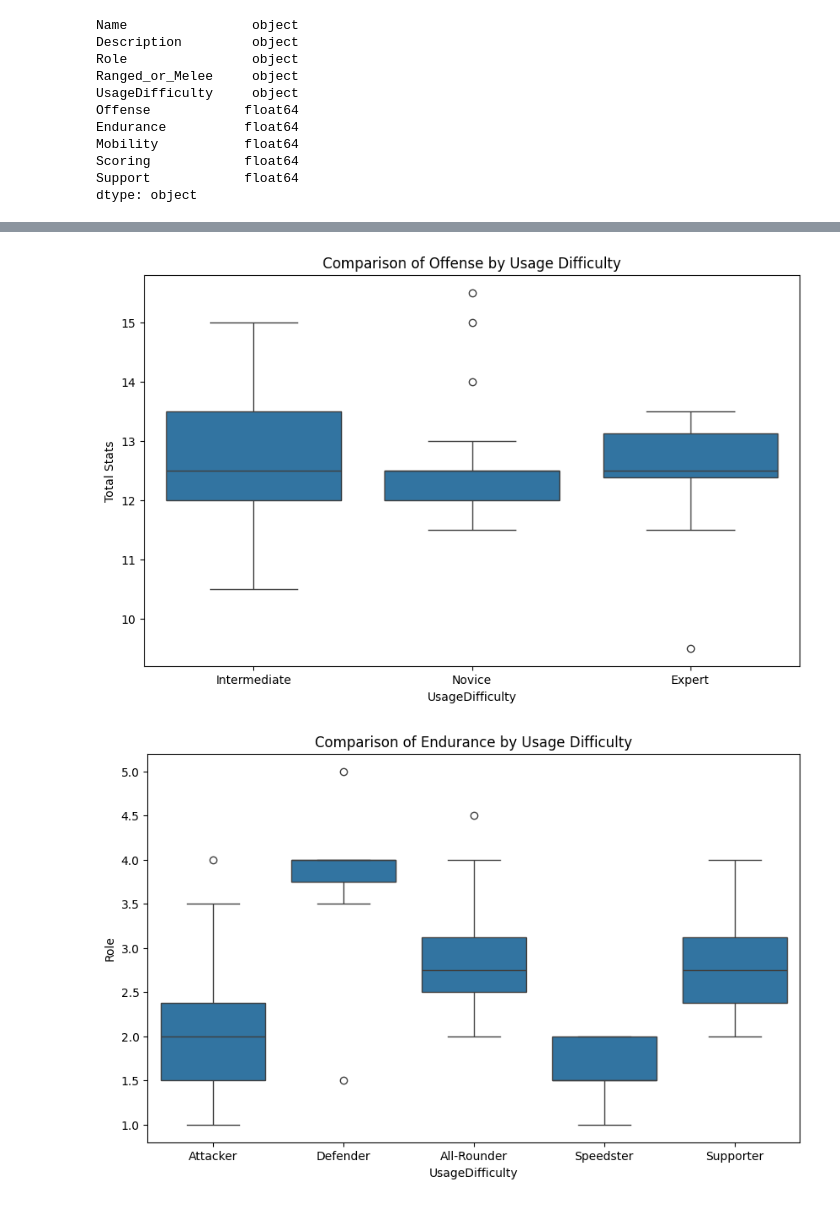
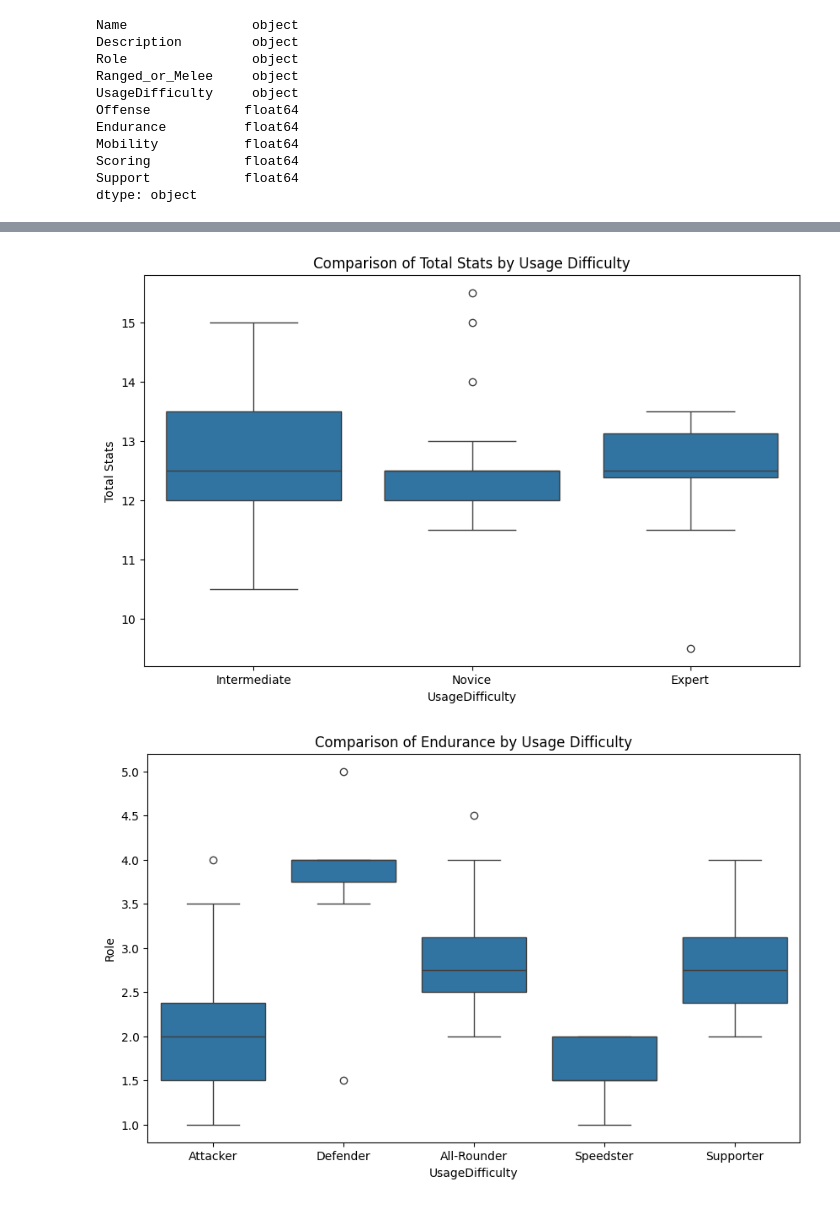
Before and after one commit to Rakanovan9/Exploratory-Data-Analysis-on-Pokemon-Unite-ID, a Jupyter notebook: EDA Pokemon Unite.ipynb, the cells around one changed output, grey strips where cells are left out. Cells and saved outputs as stored; diff of their text form; code cells hidden in the pictures.

```diff
--- a/EDA Pokemon Unite.ipynb
+++ b/EDA Pokemon Unite.ipynb
@@ -148,12 +147,12 @@ df_ranged = df[df['Ranged_or_Melee'] == "Ranged"]
 # %%
 plt.figure(figsize=(10, 6))
 sns.boxplot(x='UsageDifficulty', y='Total Stats', data=df)
-plt.title('Comparison of Offense by Usage Difficulty')
+plt.title('Comparison of Total Stats by Usage Difficulty')
 plt.xlabel('UsageDifficulty')
 plt.ylabel('Total Stats')
 plt.show()
 # %% [output]
-[figure, old version]
+[figure, new version]
 # %%
 plt.figure(figsize=(10, 6))
 sns.boxplot(x='Role', y='Endurance', data=df)
```
Also changed, not shown: parts of 1 cell of this notebook.
